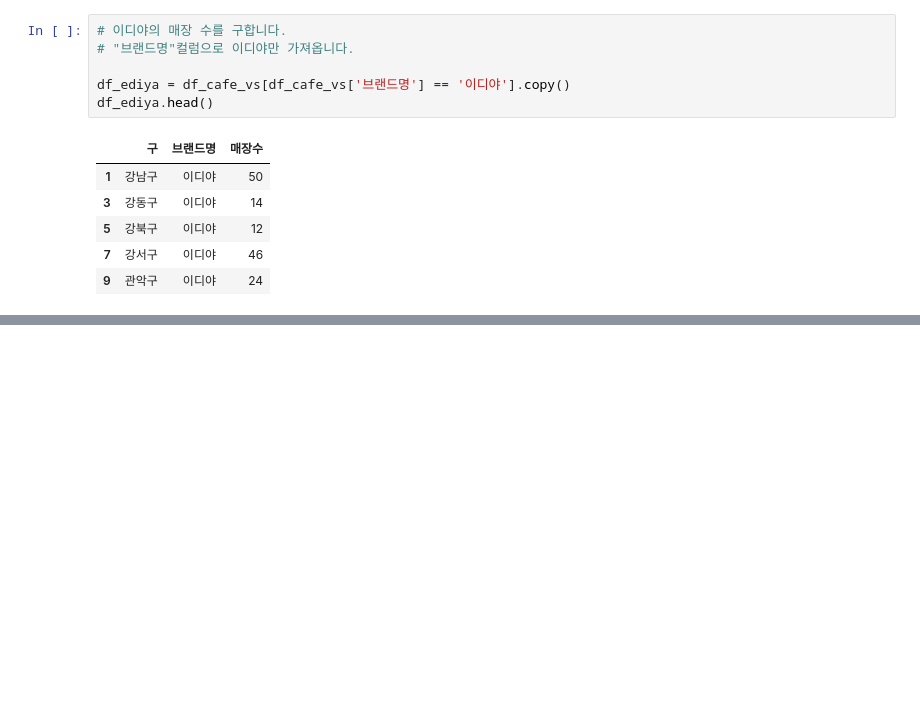
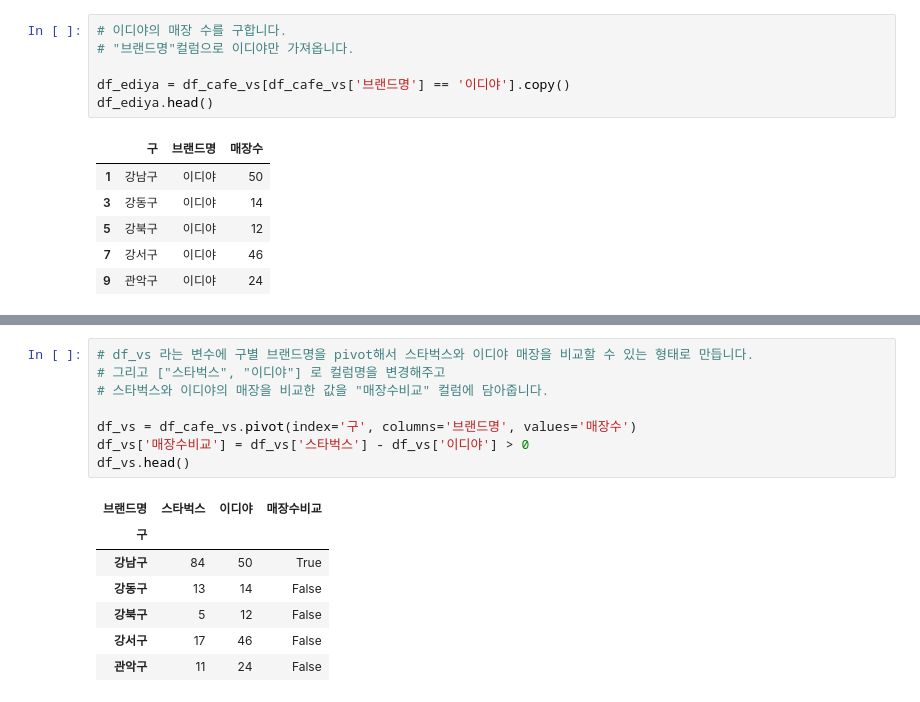
Before and after one commit to neverlish/Learned, a Jupyter notebook: data/inflearn-public-data-python/04-coffee-store.ipynb, the cells around one changed output, grey strips where cells are left out. Drawn from its saved outputs; the diff is of its cells as text; blank space fills up the shorter version.

```diff
--- a/data/inflearn-public-data-python/04-coffee-store.ipynb
+++ b/data/inflearn-public-data-python/04-coffee-store.ipynb
@@ -592,0 +601,16 @@ m
+# %%
+# df_vs 라는 변수에 구별 브랜드명을 pivot해서 스타벅스와 이디야 매장을 비교할 수 있는 형태로 만듭니다.
+# 그리고 ["스타벅스", "이디야"] 로 컬럼명을 변경해주고
+# 스타벅스와 이디야의 매장을 비교한 값을 "매장수비교" 컬럼에 담아줍니다.
+
+df_vs = df_cafe_vs.pivot(index='구', columns='브랜드명', values='매장수')
+df_vs['매장수비교'] = df_vs['스타벅스'] - df_vs['이디야'] > 0
+df_vs.head()
+# %% [output]
+| 브랜드명 | 스타벅스 | 이디야 | 매장수비교 |
+| 구 |  |  |  |
+| 강남구 | 84 | 50 | True |
+| 강동구 | 13 | 14 | False |
+| 강북구 | 5 | 12 | False |
+| 강서구 | 17 | 46 | False |
+| 관악구 | 11 | 24 | False |
```
Also changed, not shown: parts of 8 cells of this notebook.
